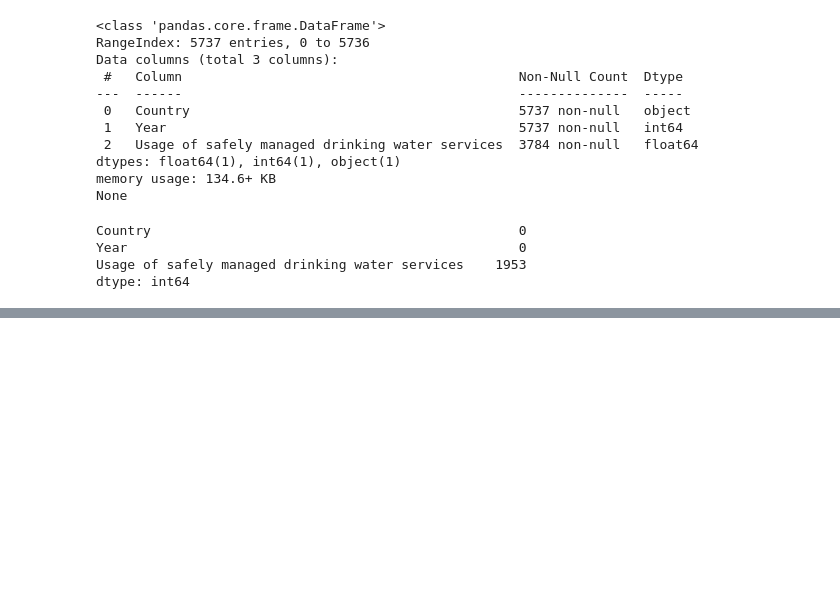
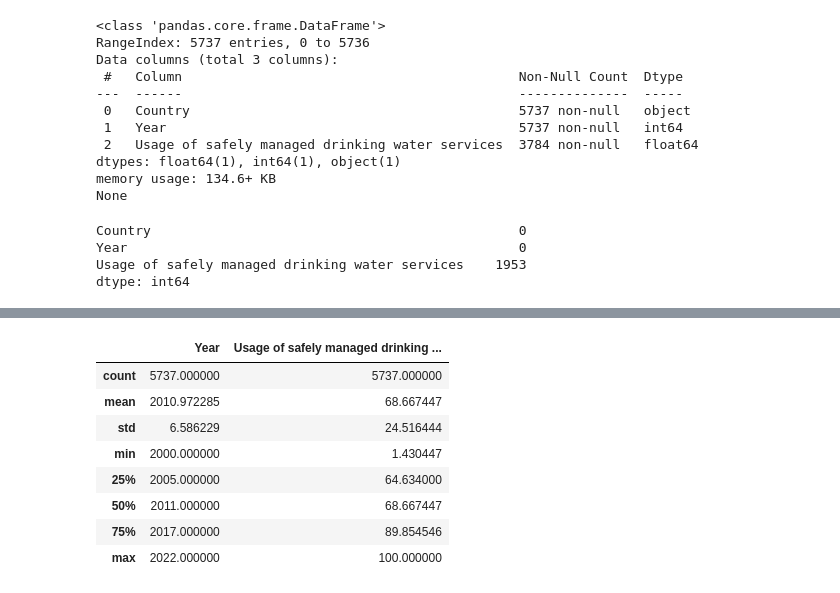
Before and after one commit to ramosmat/water-usage, a Jupyter notebook: script.ipynb, the cells around one changed output, grey strips where cells are left out. Cells and saved outputs as stored; diff of their text form; code cells hidden in the pictures; blank space fills up the shorter version.

```diff
--- a/script.ipynb
+++ b/script.ipynb
@@ -86,0 +95,13 @@ print("Graph saved as 'countries_map.html'. Open the file in your navegator to s
+# %%
+# Summary statistics
+dataset.describe()
+# %% [output]
+|  | Year | Usage of safely managed drinking ... |
+| count | 5737.000000 | 5737.000000 |
+| mean | 2010.972285 | 68.667447 |
+| std | 6.586229 | 24.516444 |
+| min | 2000.000000 | 1.430447 |
+| 25% | 2005.000000 | 64.634000 |
+| 50% | 2011.000000 | 68.667447 |
+| 75% | 2017.000000 | 89.854546 |
+| max | 2022.000000 | 100.000000 |
```
Also changed, not shown: parts of 3 cells of this notebook, 1 other file.
